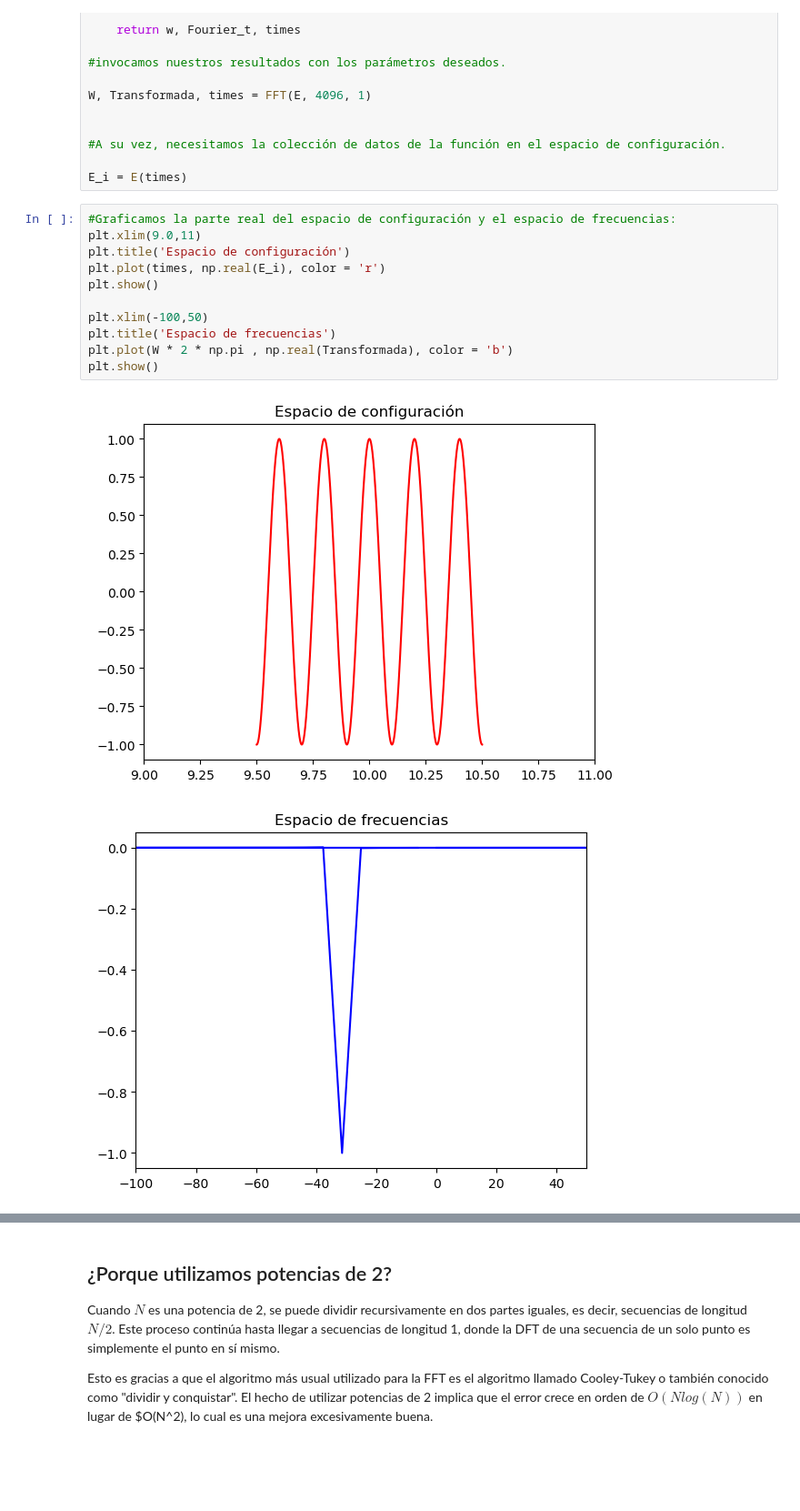
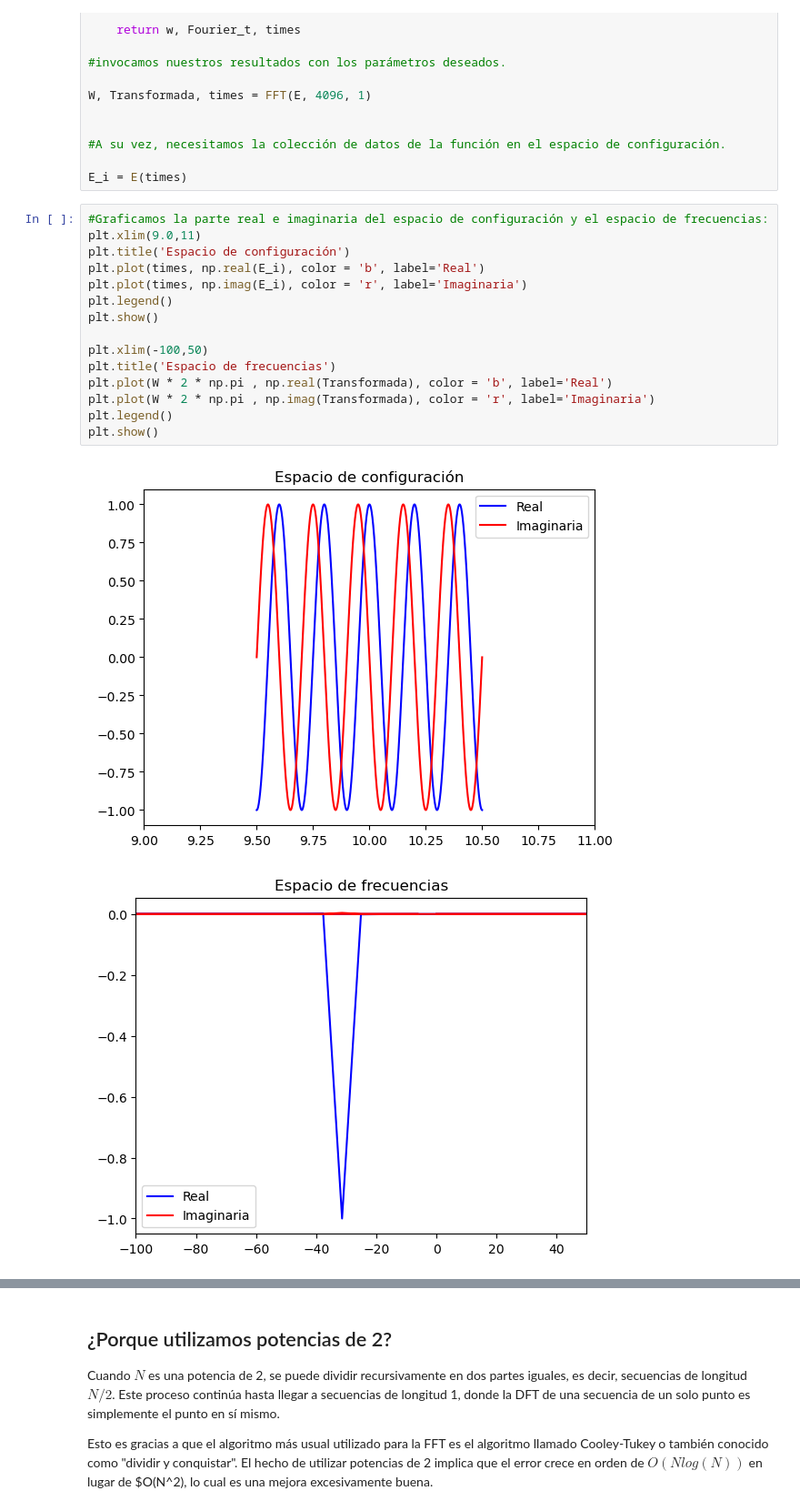
Before and after one commit to Kporras21/Metodos_n-mericos, a Jupyter notebook: numerical.ipynb, the cells around one changed output, grey strips where cells are left out. Shown at 91% size. Saved outputs shown, nothing was run; the diff lists cells and outputs as text; blank space fills up the shorter version.

Commit message:
Cambio parte 2

```diff
--- a/numerical.ipynb
+++ b/numerical.ipynb
@@ -287,16 +287,20 @@ W, Transformada, times = FFT(E, 4096, 1)
 
 E_i = E(times)
 # %%
-#Graficamos la parte real del espacio de configuración y el espacio de frecuencias:
+#Graficamos la parte real e imaginaria del espacio de configuración y el espacio de frecuencias:
 plt.xlim(9.0,11)
 plt.title('Espacio de configuración')
-plt.plot(times, np.real(E_i), color = 'r')
+plt.plot(times, np.real(E_i), color = 'b', label='Real')
+plt.plot(times, np.imag(E_i), color = 'r', label='Imaginaria')
+plt.legend()
 plt.show()
 
 plt.xlim(-100,50)
 plt.title('Espacio de frecuencias')
-plt.plot(W * 2 * np.pi , np.real(Transformada), color = 'b')
+plt.plot(W * 2 * np.pi , np.real(Transformada), color = 'b', label='Real')
+plt.plot(W * 2 * np.pi , np.imag(Transformada), color = 'r', label='Imaginaria')
+plt.legend()
 plt.show()
 # %% [output]
-[figure, old version]
+[figure, new version]
-[figure, old version]
+[figure, new version]
```
Also changed, not shown: parts of 1 cell of this notebook.
